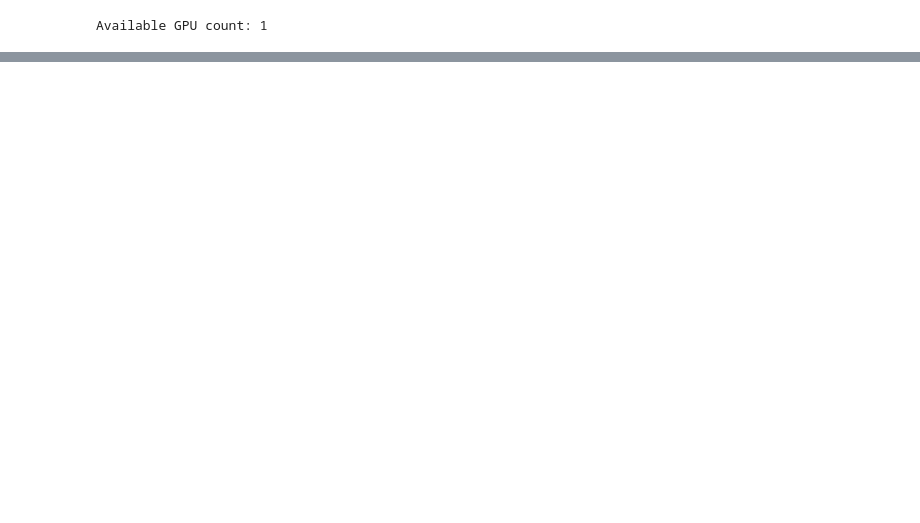
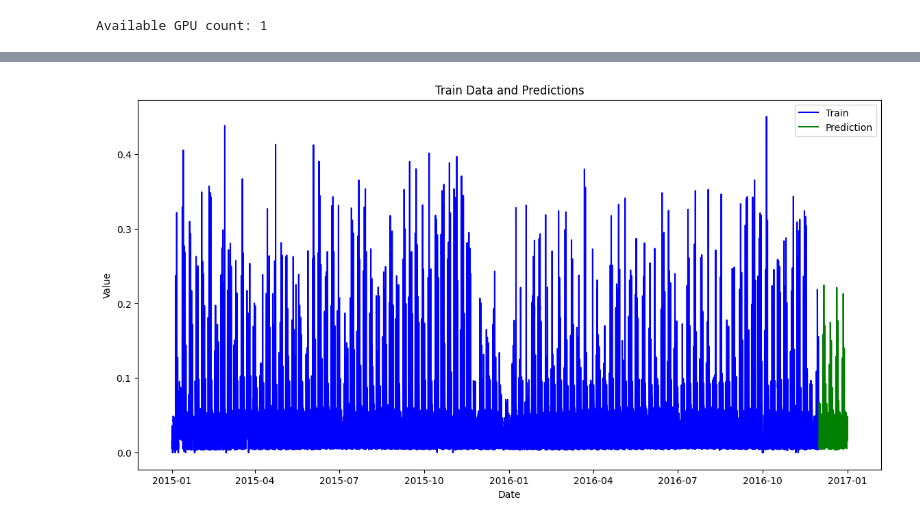
Before and after one commit to pavelhym/Bicocca_ts, a Jupyter notebook: deep_learning_model.ipynb, the cells around one changed output, grey strips where cells are left out. Saved outputs shown, nothing was run; the diff lists cells and outputs as text; code cells hidden in the pictures; blank space fills up the shorter version.

```diff
--- a/deep_learning_model.ipynb
+++ b/deep_learning_model.ipynb
@@ -265,0 +179,11 @@ tfm.load_from_checkpoint(repo_id="google/timesfm-1.0-200m")
+# %%
+#retrain model
+
+model_full = CatBoostRegressor(iterations=1000,
+                          learning_rate=0.1,
+                          depth=5,
+                          task_type="GPU",
+                          l2_leaf_reg=10,
+                          devices='0',
+                          verbose=100)
+model_full.fit(X, y)
@@ -265,0 +203,20 @@ tfm.load_from_checkpoint(repo_id="google/timesfm-1.0-200m")
+# %%
+last_values = np.array(train['X'].tolist()[-1000:])
+# %%
+prediction_full = predict_horizon(model_full, last_values, len(test))
+# %%
+deep_learning_prediction = pd.DataFrame({'Date': test.index, 'ML': prediction_full})
+deep_learning_prediction.to_csv('outputs/deep_learning_prediction.csv', index=False)
+# %%
+import matplotlib.pyplot as plt
+
+plt.figure(figsize=(14, 7))
+plt.plot(train.index, train['X'], label='Train', color='blue')
+plt.plot(deep_learning_prediction['Date'], deep_learning_prediction['ML'], label='Prediction', color='green')
+plt.xlabel('Date')
+plt.ylabel('Value')
+plt.title('Train Data and Predictions')
+plt.legend()
+plt.show()
+# %% [output]
+[figure, added]
```
Also changed, not shown: parts of 51 cells of this notebook, 1 other file.
